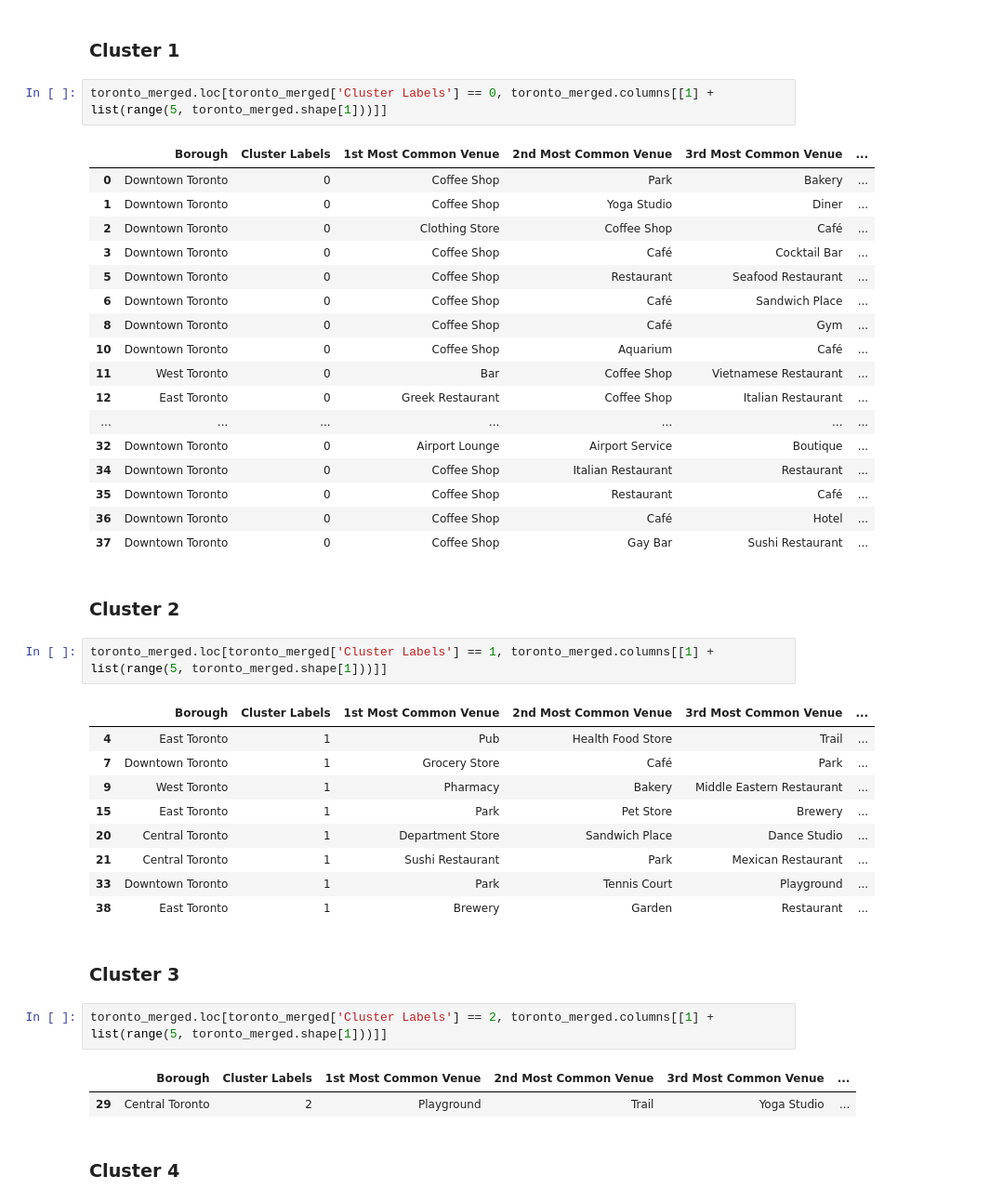
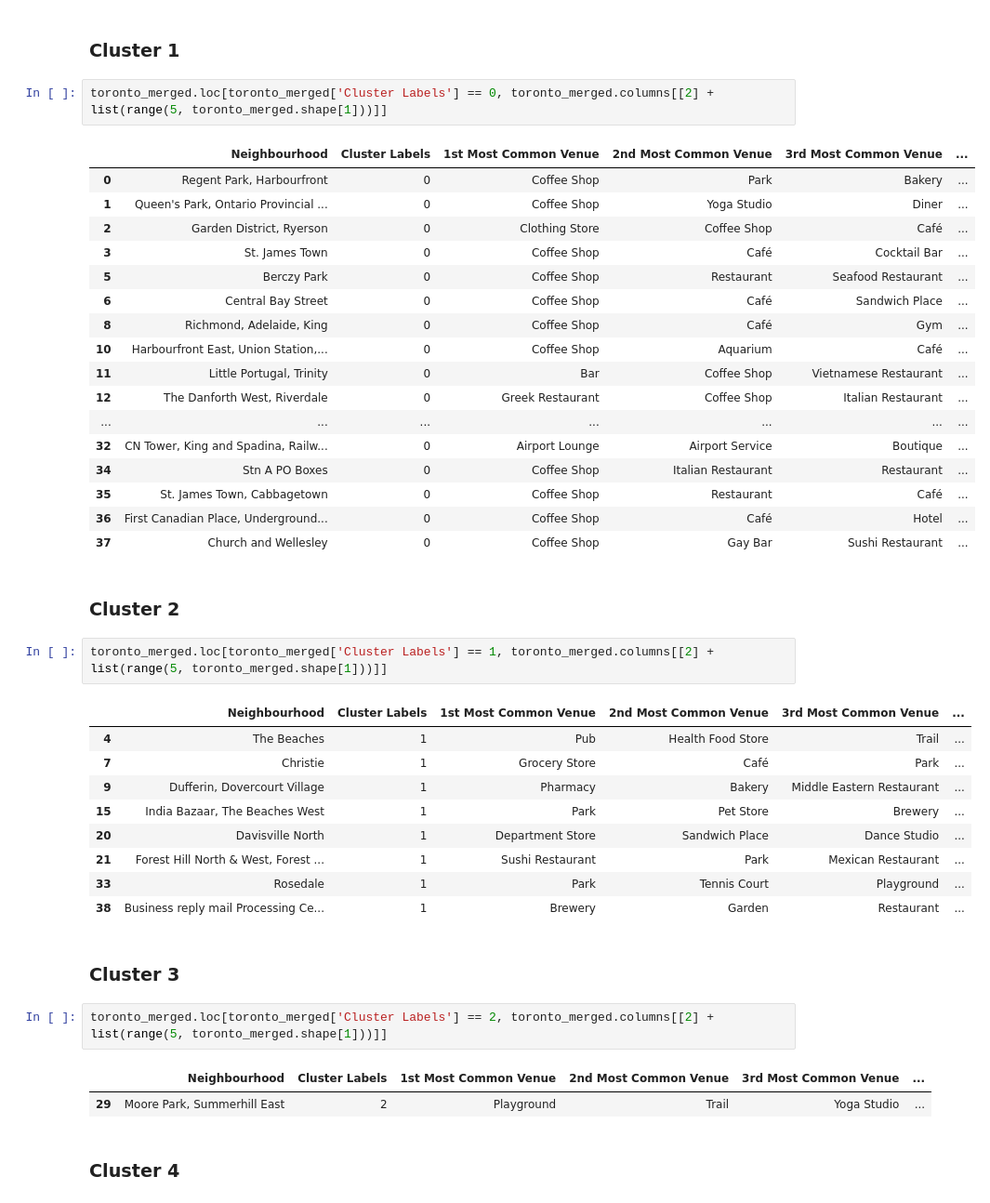
Before and after one commit to juanda0204/Coursera_Capsotne, a Jupyter notebook: Segmenting and Clustering NBH in Toronto .ipynb, the cells around one changed output. Shown: that part at 93% size. Drawn from its saved outputs; the diff is of its cells as text.

```diff
--- a/Segmenting and Clustering NBH in Toronto .ipynb
+++ b/Segmenting and Clustering NBH in Toronto .ipynb
@@ -572,46 +563,46 @@ map_clusters
 # %% [markdown]
 ### Cluster 1
 # %%
-toronto_merged.loc[toronto_merged['Cluster Labels'] == 0, toronto_merged.columns[[1] + list(range(5, toronto_merged.shape[1]))]]
+toronto_merged.loc[toronto_merged['Cluster Labels'] == 0, toronto_merged.columns[[2] + list(range(5, toronto_merged.shape[1]))]]
 # %% [output]
-|  | Borough | Cluster Labels | 1st Most Common Venue | 2nd Most Common Venue | 3rd Most Common Venue | ... |
-| 0 | Downtown Toronto | 0 | Coffee Shop | Park | Bakery | ... |
-| 1 | Downtown Toronto | 0 | Coffee Shop | Yoga Studio | Diner | ... |
-| 2 | Downtown Toronto | 0 | Clothing Store | Coffee Shop | Café | ... |
-| 3 | Downtown Toronto | 0 | Coffee Shop | Café | Cocktail Bar | ... |
-| 5 | Downtown Toronto | 0 | Coffee Shop | Restaurant | Seafood Restaurant | ... |
-| 6 | Downtown Toronto | 0 | Coffee Shop | Café | Sandwich Place | ... |
-| 8 | Downtown Toronto | 0 | Coffee Shop | Café | Gym | ... |
-| 10 | Downtown Toronto | 0 | Coffee Shop | Aquarium | Café | ... |
-| 11 | West Toronto | 0 | Bar | Coffee Shop | Vietnamese Restaurant | ... |
-| 12 | East Toronto | 0 | Greek Restaurant | Coffee Shop | Italian Restaurant | ... |
+|  | Neighbourhood | Cluster Labels | 1st Most Common Venue | 2nd Most Common Venue | 3rd Most Common Venue | ... |
+| 0 | Regent Park, Harbourfront | 0 | Coffee Shop | Park | Bakery | ... |
+| 1 | Queen's Park, Ontario Provincial ... | 0 | Coffee Shop | Yoga Studio | Diner | ... |
+| 2 | Garden District, Ryerson | 0 | Clothing Store | Coffee Shop | Café | ... |
+| 3 | St. James Town | 0 | Coffee Shop | Café | Cocktail Bar | ... |
+| 5 | Berczy Park | 0 | Coffee Shop | Restaurant | Seafood Restaurant | ... |
+| 6 | Central Bay Street | 0 | Coffee Shop | Café | Sandwich Place | ... |
+| 8 | Richmond, Adelaide, King | 0 | Coffee Shop | Café | Gym | ... |
+| 10 | Harbourfront East, Union Station,... | 0 | Coffee Shop | Aquarium | Café | ... |
+| 11 | Little Portugal, Trinity | 0 | Bar | Coffee Shop | Vietnamese Restaurant | ... |
+| 12 | The Danforth West, Riverdale | 0 | Greek Restaurant | Coffee Shop | Italian Restaurant | ... |
 | ... | ... | ... | ... | ... | ... | ... |
-| 32 | Downtown Toronto | 0 | Airport Lounge | Airport Service | Boutique | ... |
-| 34 | Downtown Toronto | 0 | Coffee Shop | Italian Restaurant | Restaurant | ... |
-| 35 | Downtown Toronto | 0 | Coffee Shop | Restaurant | Café | ... |
-| 36 | Downtown Toronto | 0 | Coffee Shop | Café | Hotel | ... |
-| 37 | Downtown Toronto | 0 | Coffee Shop | Gay Bar | Sushi Restaurant | ... |
+| 32 | CN Tower, King and Spadina, Railw... | 0 | Airport Lounge | Airport Service | Boutique | ... |
+| 34 | Stn A PO Boxes | 0 | Coffee Shop | Italian Restaurant | Restaurant | ... |
+| 35 | St. James Town, Cabbagetown | 0 | Coffee Shop | Restaurant | Café | ... |
+| 36 | First Canadian Place, Underground... | 0 | Coffee Shop | Café | Hotel | ... |
+| 37 | Church and Wellesley | 0 | Coffee Shop | Gay Bar | Sushi Restaurant | ... |
 # %% [markdown]
 ### Cluster 2
 # %%
-toronto_merged.loc[toronto_merged['Cluster Labels'] == 1, toronto_merged.columns[[1] + list(range(5, toronto_merged.shape[1]))]]
+toronto_merged.loc[toronto_merged['Cluster Labels'] == 1, toronto_merged.columns[[2] + list(range(5, toronto_merged.shape[1]))]]
 # %% [output]
-|  | Borough | Cluster Labels | 1st Most Common Venue | 2nd Most Common Venue | 3rd Most Common Venue | ... |
-| 4 | East Toronto | 1 | Pub | Health Food Store | Trail | ... |
-| 7 | Downtown Toronto | 1 | Grocery Store | Café | Park | ... |
-| 9 | West Toronto | 1 | Pharmacy | Bakery | Middle Eastern Restaurant | ... |
-| 15 | East Toronto | 1 | Park | Pet Store | Brewery | ... |
-| 20 | Central Toronto | 1 | Department Store | Sandwich Place | Dance Studio | ... |
-| 21 | Central Toronto | 1 | Sushi Restaurant | Park | Mexican Restaurant | ... |
-| 33 | Downtown Toronto | 1 | Park | Tennis Court | Playground | ... |
-| 38 | East Toronto | 1 | Brewery | Garden | Restaurant | ... |
+|  | Neighbourhood | Cluster Labels | 1st Most Common Venue | 2nd Most Common Venue | 3rd Most Common Venue | ... |
+| 4 | The Beaches | 1 | Pub | Health Food Store | Trail | ... |
+| 7 | Christie | 1 | Grocery Store | Café | Park | ... |
+| 9 | Dufferin, Dovercourt Village | 1 | Pharmacy | Bakery | Middle Eastern Restaurant | ... |
+| 15 | India Bazaar, The Beaches West | 1 | Park | Pet Store | Brewery | ... |
+| 20 | Davisville North | 1 | Department Store | Sandwich Place | Dance Studio | ... |
+| 21 | Forest Hill North & West, Forest ... | 1 | Sushi Restaurant | Park | Mexican Restaurant | ... |
+| 33 | Rosedale | 1 | Park | Tennis Court | Playground | ... |
+| 38 | Business reply mail Processing Ce... | 1 | Brewery | Garden | Restaurant | ... |
 # %% [markdown]
 ### Cluster 3
 # %%
-toronto_merged.loc[toronto_merged['Cluster Labels'] == 2, toronto_merged.columns[[1] + list(range(5, toronto_merged.shape[1]))]]
+toronto_merged.loc[toronto_merged['Cluster Labels'] == 2, toronto_merged.columns[[2] + list(range(5, toronto_merged.shape[1]))]]
 # %% [output]
-|  | Borough | Cluster Labels | 1st Most Common Venue | 2nd Most Common Venue | 3rd Most Common Venue | ... |
-| 29 | Central Toronto | 2 | Playground | Trail | Yoga Studio | ... |
+|  | Neighbourhood | Cluster Labels | 1st Most Common Venue | 2nd Most Common Venue | 3rd Most Common Venue | ... |
+| 29 | Moore Park, Summerhill East | 2 | Playground | Trail | Yoga Studio | ... |
 # %% [markdown]
 ### Cluster 4
 # %%
```
Also changed, not shown: parts of 5 cells of this notebook.
